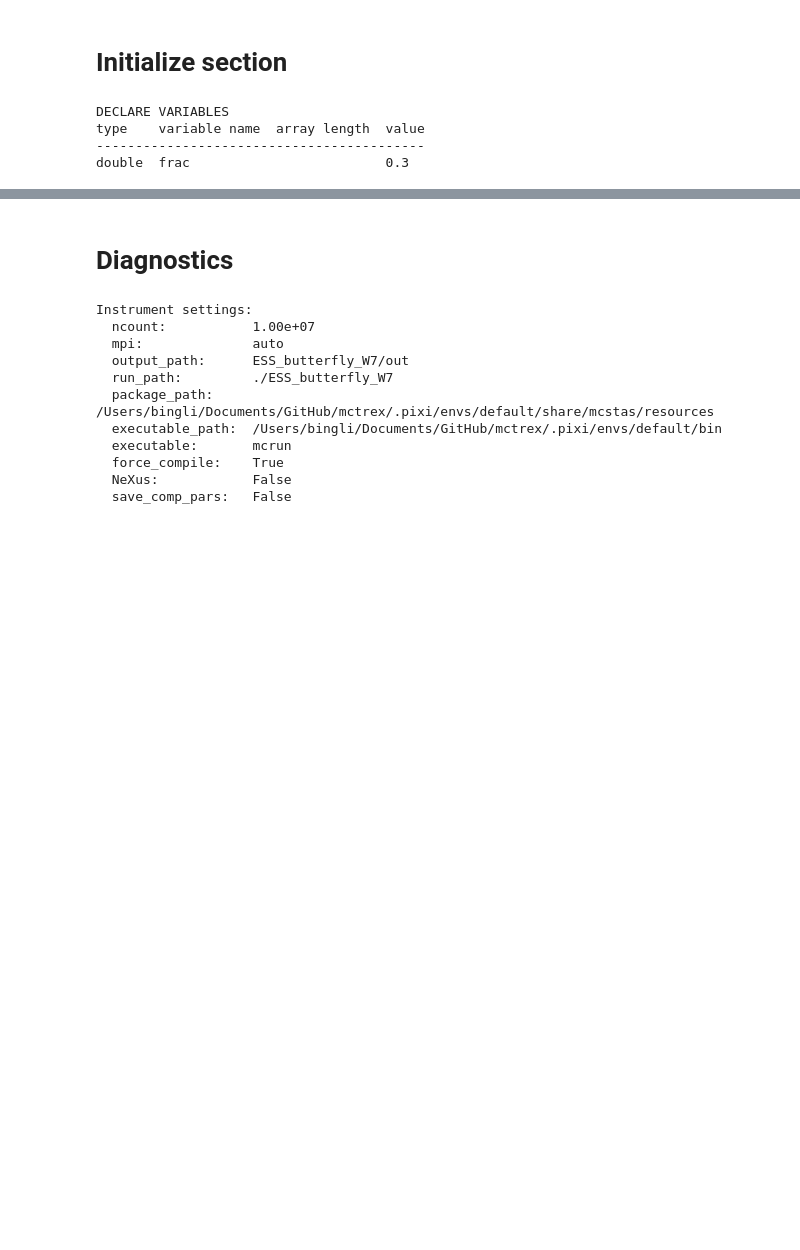
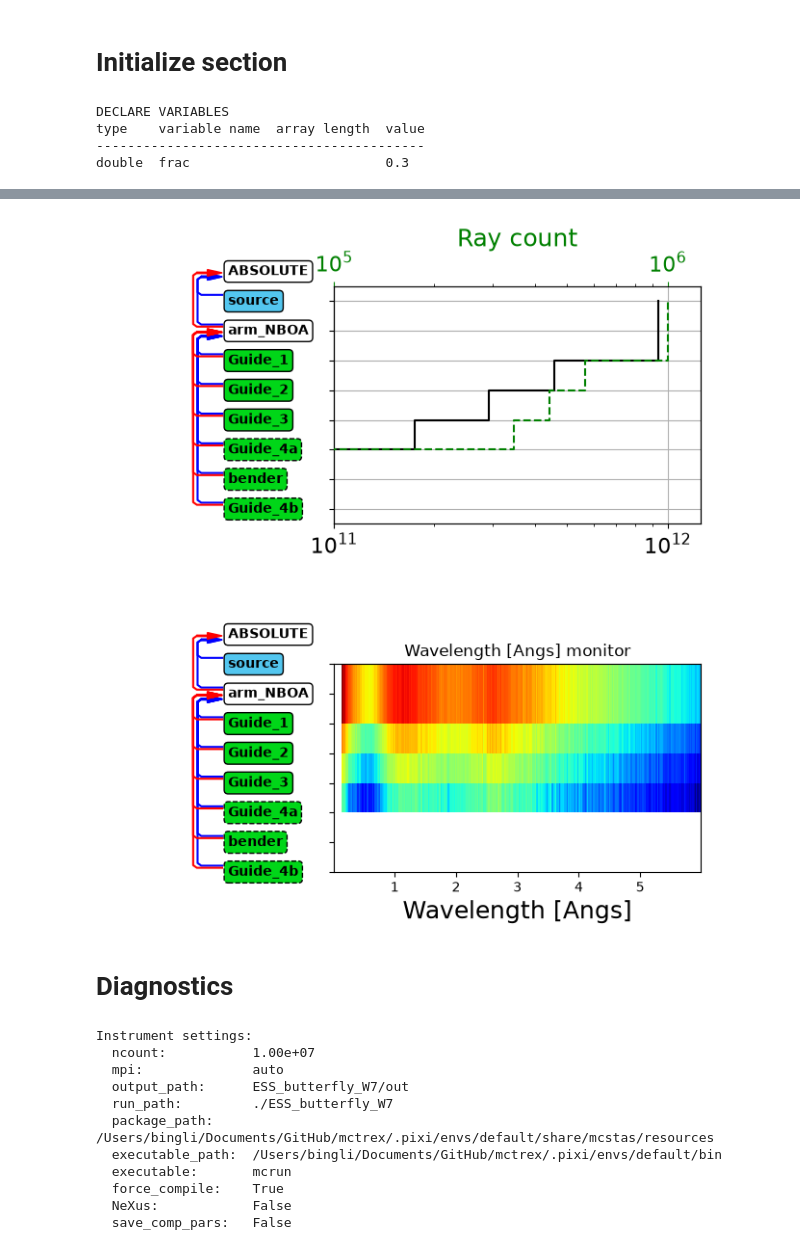
Before and after one commit to bingli621/mctrex, a Jupyter notebook: src/mctrex/ESS_butterfly_W7.ipynb, the cells around one changed output, grey strips where cells are left out. Saved outputs shown, nothing was run; the diff lists cells and outputs as text; code cells hidden in the pictures; blank space fills up the shorter version.

```diff
--- a/src/mctrex/ESS_butterfly_W7.ipynb
+++ b/src/mctrex/ESS_butterfly_W7.ipynb
@@ -161,3 +245,10 @@ ess_w7.show_diagram(variable='l')
+# %%
+ess_w7.set_parameters(bender=0)
+ess_w7.show_diagram(analysis=True)
+ess_w7.show_diagram(variable="l", limits=[0, 6])
+# %% [output]
+[figure, added]
+[figure, added]
 # %% [markdown]
 # Diagnostics
 # %%
```
Also changed, not shown: parts of 26 cells of this notebook, 5 other files.
